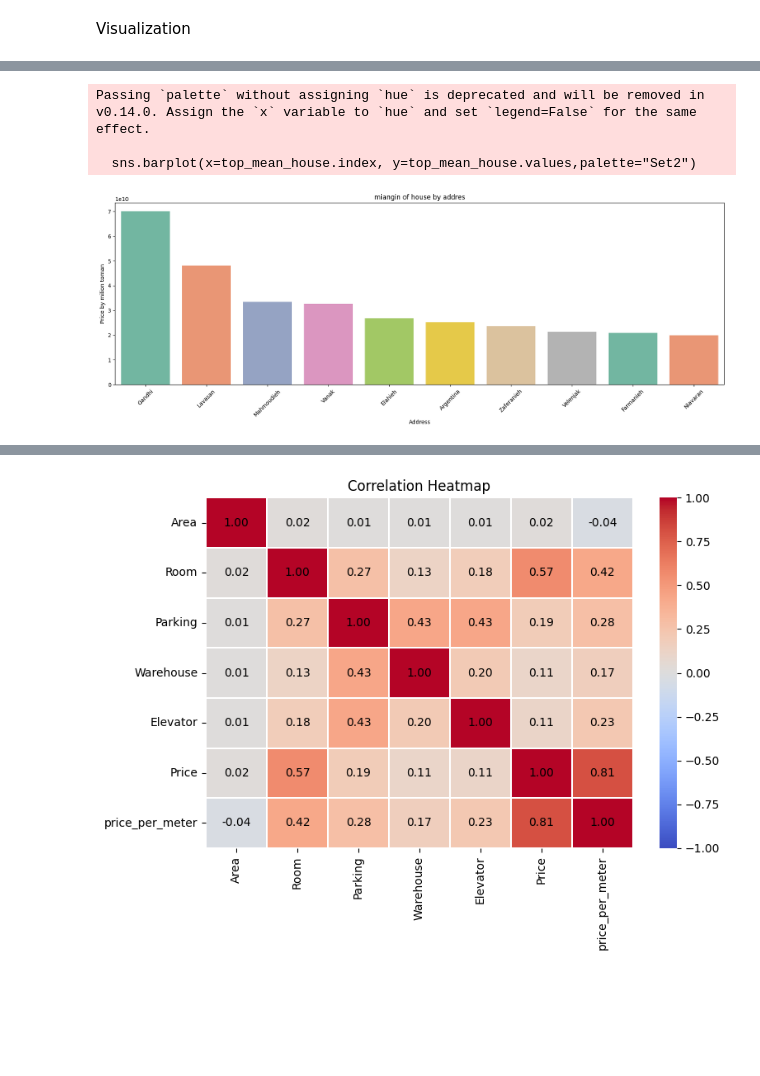
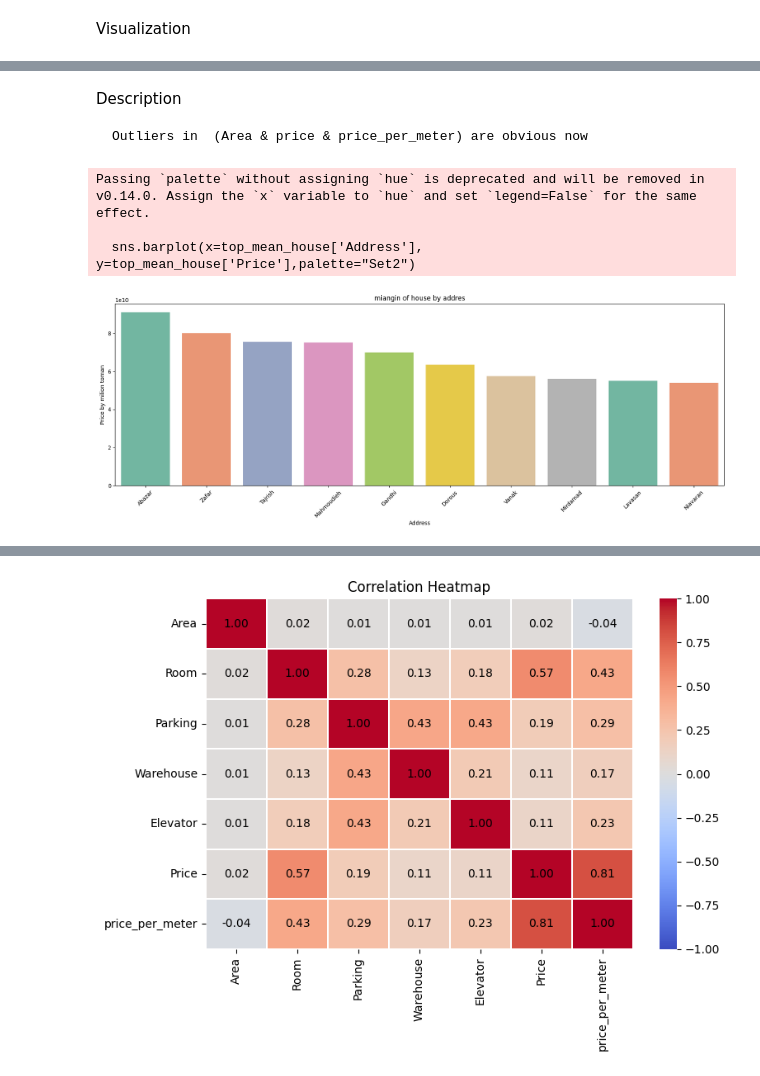
Before and after one commit to sajjadkhazaei/house-prices-in-tehran, a Jupyter notebook: house prices.ipynb, the cells around one changed output, grey strips where cells are left out. Saved outputs shown, nothing was run; the diff lists cells and outputs as text; code cells hidden in the pictures; blank space fills up the shorter version.

```diff
--- a/house prices.ipynb
+++ b/house prices.ipynb
@@ -59,0 +88,5 @@ df.dropna(inplace=True)
+# %%
+df.drop_duplicates(inplace=True)
+df.reset_index(inplace=True)
+df.drop('index',axis=1,inplace=True)
+df.head()
@@ -171,18 +252,22 @@ Passing `palette` without assigning `hue` is deprecated and will be removed in v
+# %% [markdown]
+Description
+
+    Outliers in  (Area & price & price_per_meter) are obvious now
 # %%
 import seaborn as sns
 import matplotlib.pyplot as plt
 
-top_mean_house=df.groupby('Address')['Price'].mean().sort_values(ascending=False).head(10)
+top_mean_house=df.groupby(['Address','Room','Parking'])['Price'].mean().sort_values(ascending=False).reset_index().head(10)
 
 plt.figure(figsize=(20,6))
-sns.barplot(x=top_mean_house.index, y=top_mean_house.values,palette="Set2")
+sns.barplot(x=top_mean_house['Address'], y=top_mean_house['Price'],palette="Set2")
 plt.title('miangin of house by addres')
 plt.ylabel('Price by milion toman')
 plt.xlabel('Address')
 plt.xticks(rotation=45)
 plt.show()
 # %% [output]
 Passing `palette` without assigning `hue` is deprecated and will be removed in v0.14.0. Assign the `x` variable to `hue` and set `legend=False` for the same effect.
 
-  sns.barplot(x=top_mean_house.index, y=top_mean_house.values,palette="Set2")
+  sns.barplot(x=top_mean_house['Address'], y=top_mean_house['Price'],palette="Set2")
-[figure, old version]
+[figure, new version]
```
Also changed, not shown: parts of 37 cells of this notebook.
